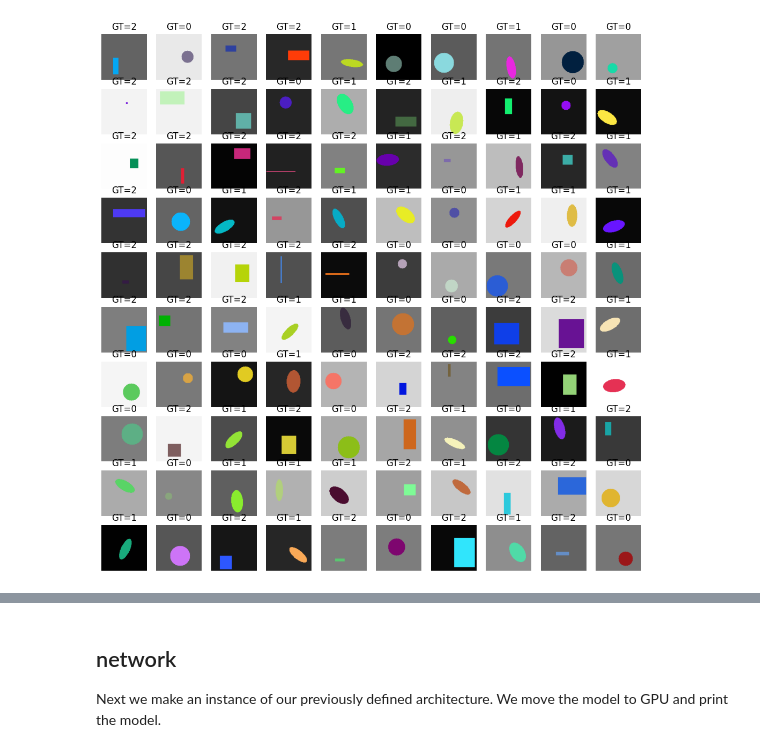
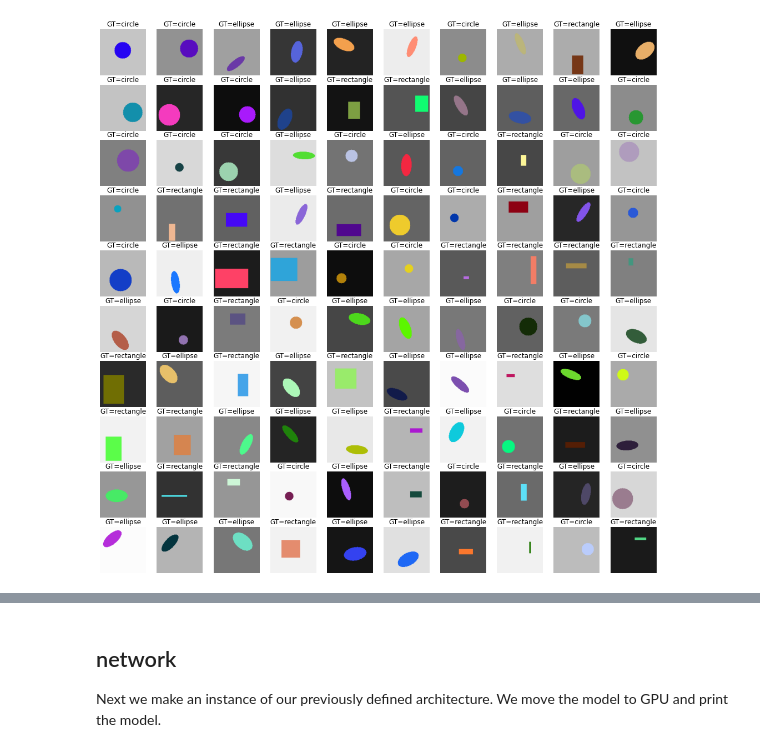
Before and after one commit to ArashAkbarinia/mbb, a Jupyter notebook: notebooks/build_DNN_project.ipynb, the cells around one changed output, grey strips where cells are left out. Cells and saved outputs as stored; diff of their text form; code cells hidden in the pictures.

```diff
--- a/notebooks/build_DNN_project.ipynb
+++ b/notebooks/build_DNN_project.ipynb
@@ -20,2 +37,8 @@ The first step is to get the data ready.
+# %%
+labels_map = {
+    0: "circle",
+    1: "ellipse",
+    2: "rectangle"
+}
 # %% [markdown]
 ## dataset-utility functions.
@@ -38,7 +63,7 @@ def create_random_shape(img, filled):
     point1 = np.random.randint(img.shape[0] // 4, 3 * (img.shape[0] // 4), 2)
 
     # drawing a random geomterical shape
-    shape_ind = np.random.randint(0, 3)
+    shape_ind = np.random.randint(0, len(labels_map))
     # when the tickness is negative, the shape is drawn filled
     thickness *= -1 if filled else np.random.choice([-1, 1])
 
@@ -55,24 +80,7 @@ def create_random_shape(img, filled):
     else: # rectangle
         point2 = np.random.randint(0, img.shape[0], 2)
         img = cv2.rectangle(img, point1, point2, color=colour, thickness=thickness)
-
-    # shape_ind=0 circle
-    # shape_ind=1 ellipse
-    # shape_ind=2 rectangle
     return img, shape_ind
-
-def make_image_set(num_imgs, img_size, bg_p, filled):
-    """Creating the set of images."""
-    imgs = []
-    gts = []
-    for i in range(num_imgs):
-        # creating the background, either a random uniform colour, or random noise
-        img = create_random_background(img_size, bg_p)
-        # drawing a random shape
-        img, gt = create_random_shape(img, filled)
-        imgs.append(img)
-        gts.append(gt)
-    return imgs, gts
 # %% [markdown]
 ## train/test sets
 
@@ -90,9 +119,11 @@ In our example, we create two sets of images. One for training another for testi
 # %%
 # definying the parametrs of the dataset
 img_size = 128
+filled = True # whether the geometrical shapes are only the contour or filled
+bg_uniform_vs_noise = 1 # the probability of the backgroud being a uniform colour or a noisy image
 
 number_trains = 1000
 number_test = number_trains // 10
 
-train_imgs, train_gts = make_image_set(number_trains, img_size, bg_p=1, filled=True)
-test_imgs, test_gts = make_image_set(number_test, img_size, bg_p=1, filled=True)
+train_imgs, train_gts = make_image_set(number_trains, img_size, bg_p=bg_uniform_vs_noise, filled=filled)
+test_imgs, test_gts = make_image_set(number_test, img_size, bg_p=bg_uniform_vs_noise, filled=filled)
@@ -101,13 +134,13 @@ test_imgs, test_gts = make_image_set(number_test, img_size, bg_p=1, filled=True)
 # %%
 # plot 100 of the images
-fig = plt.figure(figsize=(13, 13))
+fig = plt.figure(figsize=(18, 18))
 for i in range(100):
     ax = fig.add_subplot(10, 10, i+1)
     ax.imshow(train_imgs[i])
     ax.axis('off')
-    ax.set_title('GT=%d' % train_gts[i])
+    ax.set_title('GT=%s' % labels_map[train_gts[i]])
 # %% [output]
-[figure, old version]
+[figure, new version]
 # %% [markdown]
 ## PyTorch Data Pipeline
 
```
Also changed, not shown: parts of 33 cells of this notebook, 1 other file.
